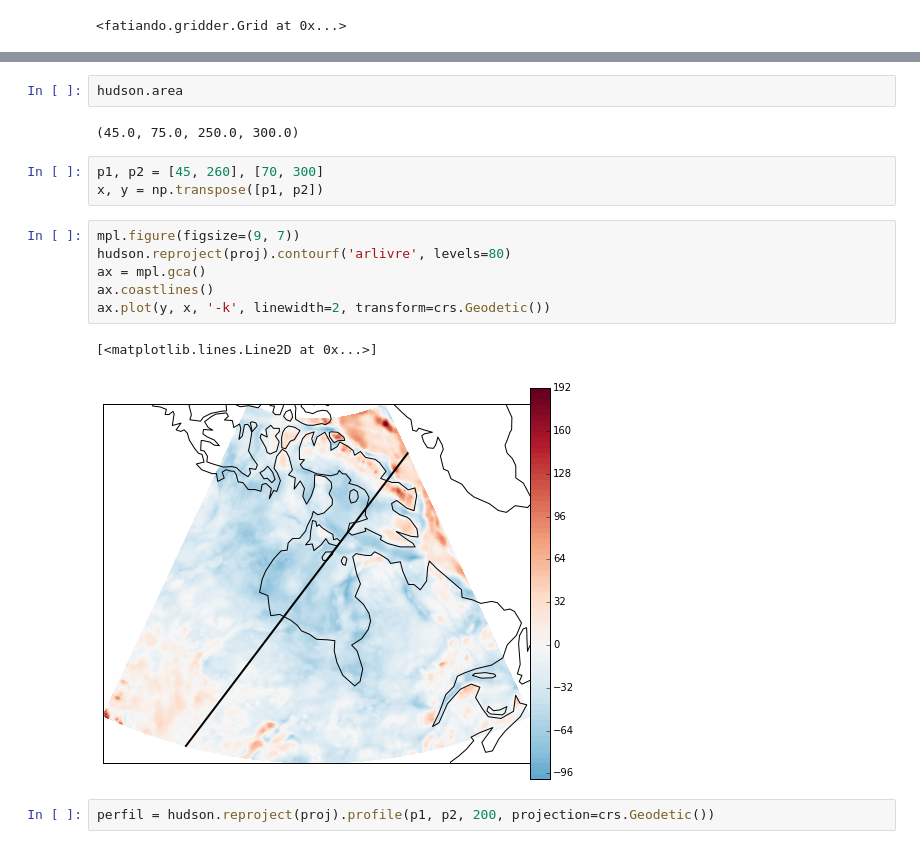
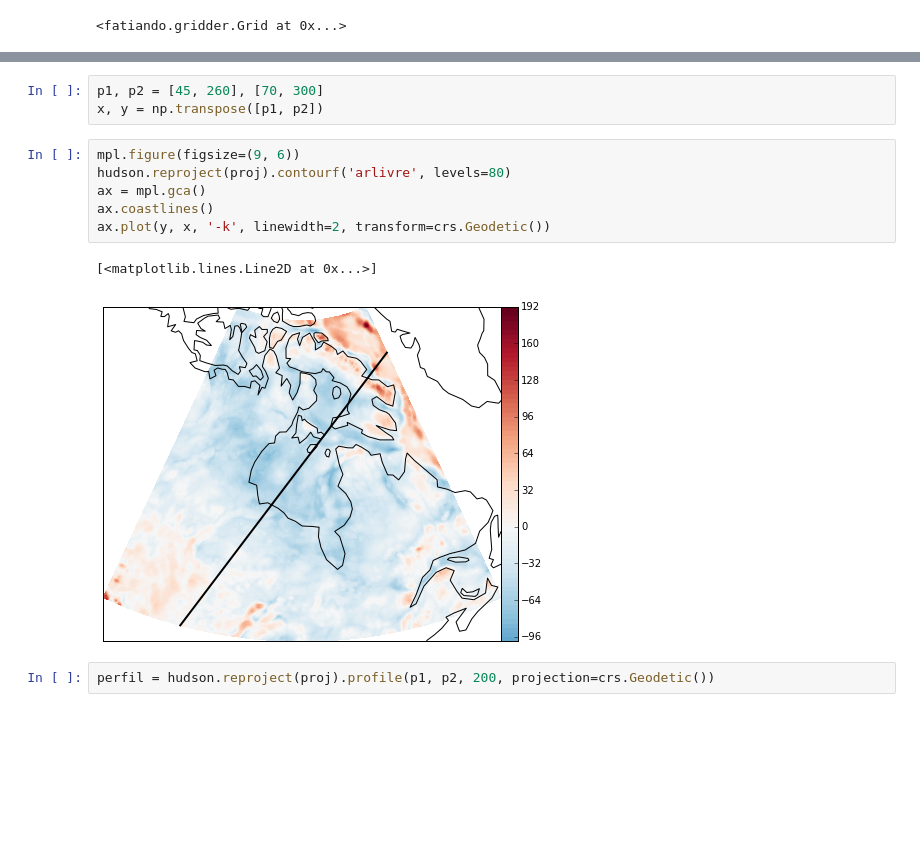
Before and after one commit to leouieda/geofisica1, a Jupyter notebook: notebooks/pratica4.ipynb, the cells around one changed output, grey strips where cells are left out. Saved outputs shown, nothing was run; the diff lists cells and outputs as text; blank space fills up the shorter version.

```diff
--- a/notebooks/pratica4.ipynb
+++ b/notebooks/pratica4.ipynb
@@ -161,19 +153,15 @@ ax.coastlines()
-# %%
-hudson.area
-# %% [output]
-(45.0, 75.0, 250.0, 300.0)
 # %%
 p1, p2 = [45, 260], [70, 300]
 x, y = np.transpose([p1, p2])
 # %%
-mpl.figure(figsize=(9, 7))
+mpl.figure(figsize=(9, 6))
 hudson.reproject(proj).contourf('arlivre', levels=80)
 ax = mpl.gca()
 ax.coastlines()
 ax.plot(y, x, '-k', linewidth=2, transform=crs.Geodetic())
 # %% [output]
 [<matplotlib.lines.Line2D at 0x...>]
-[figure, old version]
+[figure, new version]
 # %%
 perfil = hudson.reproject(proj).profile(p1, p2, 200, projection=crs.Geodetic())
 # %%
```
Also changed, not shown: parts of 15 cells of this notebook, 2 other files.
